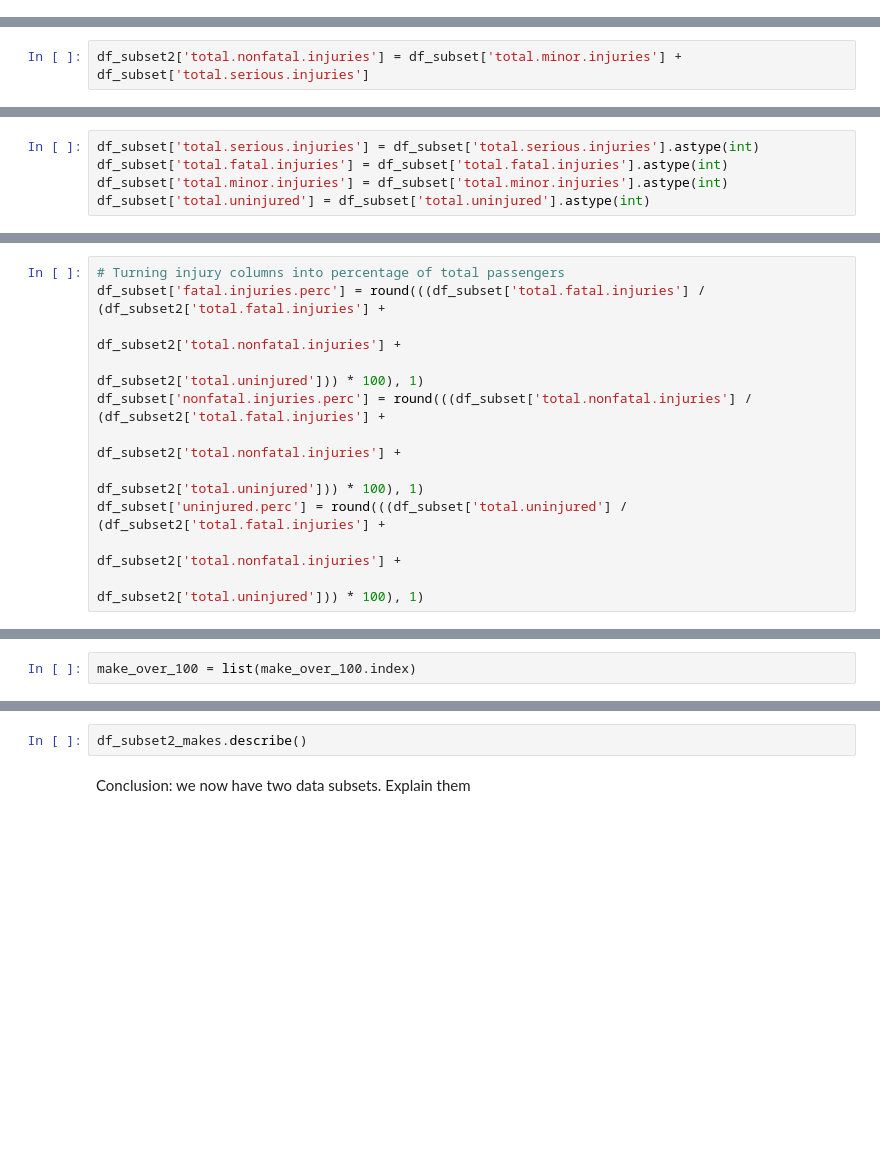
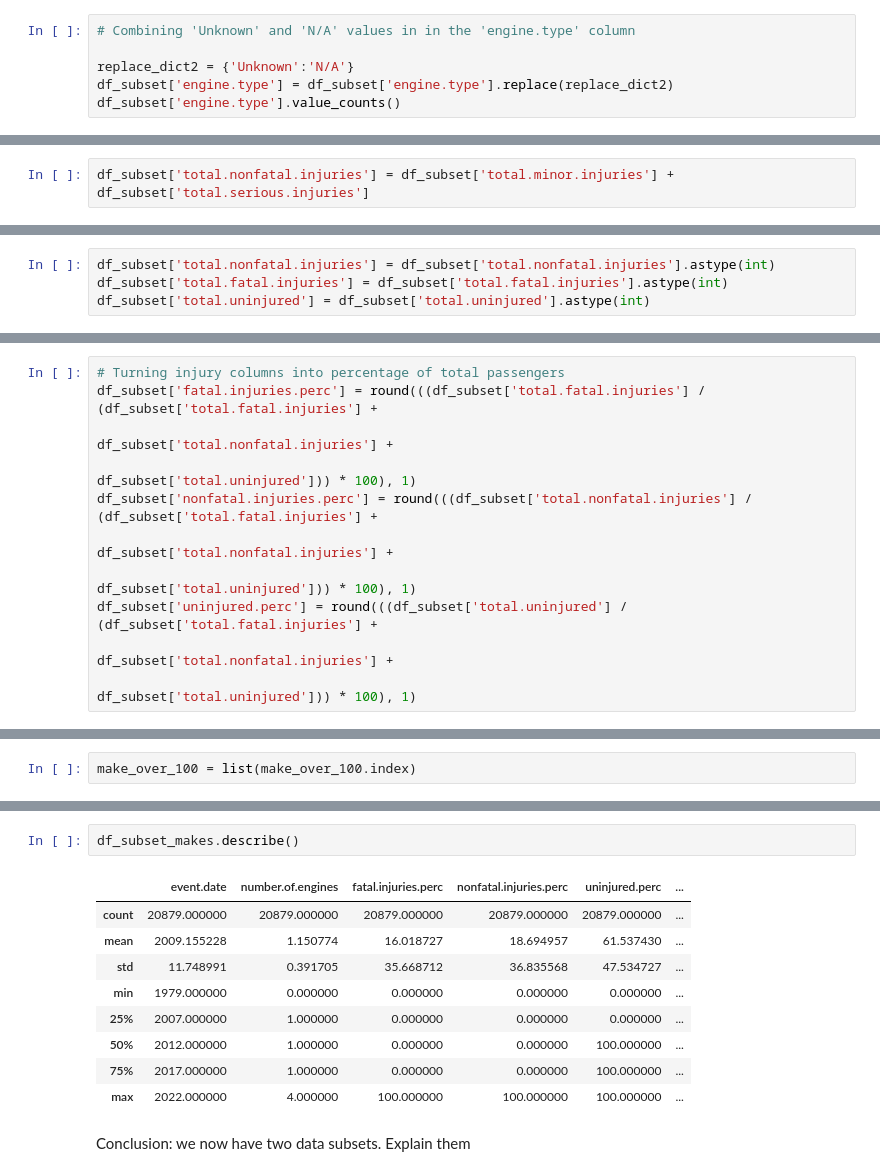
Before and after one commit to pyamin1878/Airline_DS_Project, a Jupyter notebook: Final.ipynb, the cells around one changed output, grey strips where cells are left out. Saved outputs shown, nothing was run; the diff lists cells and outputs as text; blank space fills up the shorter version.

```diff
--- a/Final.ipynb
+++ b/Final.ipynb
@@ -163,3 +455,9 @@ df_subset2.isna().sum()
 
 df_subset['engine.type'].value_counts()
 df_subset['engine.type'] = df_subset['engine.type'].fillna('Unknown')
+# %%
+# Combining 'Unknown' and 'N/A' values in in the 'engine.type' column
+
+replace_dict2 = {'Unknown':'N/A'}
+df_subset['engine.type'] = df_subset['engine.type'].replace(replace_dict2)
+df_subset['engine.type'].value_counts()
@@ -194,7 +543,7 @@ df_subset['number.of.engines'] = df_subset['number.of.engines'].fillna(df_subset
 # %% [markdown]
 why we do this
 # %%
-df_subset2['total.nonfatal.injuries'] = df_subset['total.minor.injuries'] + df_subset['total.serious.injuries']
+df_subset['total.nonfatal.injuries'] = df_subset['total.minor.injuries'] + df_subset['total.serious.injuries']
 # %%
 df_subset = df_subset.drop(columns=['total.serious.injuries', 'total.minor.injuries'])
 # %% [markdown]
@@ -206,9 +569,8 @@ df_subset.dtypes
 # %%
 df_subset['number.of.engines'] = df_subset['number.of.engines'].astype(int)
 # %%
-df_subset['total.serious.injuries'] = df_subset['total.serious.injuries'].astype(int)
+df_subset['total.nonfatal.injuries'] = df_subset['total.nonfatal.injuries'].astype(int)
 df_subset['total.fatal.injuries'] = df_subset['total.fatal.injuries'].astype(int)
-df_subset['total.minor.injuries'] = df_subset['total.minor.injuries'].astype(int)
 df_subset['total.uninjured'] = df_subset['total.uninjured'].astype(int)
 # %%
 df_subset.dtypes
@@ -216,15 +592,15 @@ df_subset.dtypes
 ### Calculating/creating new injuries percentage columns
 # %%
 # Turning injury columns into percentage of total passengers
-df_subset['fatal.injuries.perc'] = round(((df_subset['total.fatal.injuries'] / (df_subset2['total.fatal.injuries'] +
-                                                                             df_subset2['total.nonfatal.injuries'] +
-                                                                             df_subset2['total.uninjured'])) * 100), 1)
-df_subset['nonfatal.injuries.perc'] = round(((df_subset['total.nonfatal.injuries'] / (df_subset2['total.fatal.injuries'] +
-                                                                             df_subset2['total.nonfatal.injuries'] +
-                                                                             df_subset2['total.uninjured'])) * 100), 1)
-df_subset['uninjured.perc'] = round(((df_subset['total.uninjured'] / (df_subset2['total.fatal.injuries'] +
-                                                                             df_subset2['total.nonfatal.injuries'] +
-                                                                             df_subset2['total.uninjured'])) * 100), 1)
+df_subset['fatal.injuries.perc'] = round(((df_subset['total.fatal.injuries'] / (df_subset['total.fatal.injuries'] +
+                                                                             df_subset['total.nonfatal.injuries'] +
+                                                                             df_subset['total.uninjured'])) * 100), 1)
+df_subset['nonfatal.injuries.perc'] = round(((df_subset['total.nonfatal.injuries'] / (df_subset['total.fatal.injuries'] +
+                                                                             df_subset['total.nonfatal.injuries'] +
+                                                                             df_subset['total.uninjured'])) * 100), 1)
+df_subset['uninjured.perc'] = round(((df_subset['total.uninjured'] / (df_subset['total.fatal.injuries'] +
+                                                                             df_subset['total.nonfatal.injuries'] +
+                                                                             df_subset['total.uninjured'])) * 100), 1)
 # %%
 # Cleaning resulting nulls
 
@@ -353,5 +906,15 @@ df_subset2_makes.info()
 # %%
-df_subset2_makes.describe()
+df_subset_makes.describe()
+# %% [output]
+|  | event.date | number.of.engines | fatal.injuries.perc | nonfatal.injuries.perc | uninjured.perc | ... |
+| count | 20879.000000 | 20879.000000 | 20879.000000 | 20879.000000 | 20879.000000 | ... |
+| mean | 2009.155228 | 1.150774 | 16.018727 | 18.694957 | 61.537430 | ... |
+| std | 11.748991 | 0.391705 | 35.668712 | 36.835568 | 47.534727 | ... |
+| min | 1979.000000 | 0.000000 | 0.000000 | 0.000000 | 0.000000 | ... |
+| 25% | 2007.000000 | 1.000000 | 0.000000 | 0.000000 | 0.000000 | ... |
+| 50% | 2012.000000 | 1.000000 | 0.000000 | 0.000000 | 100.000000 | ... |
+| 75% | 2017.000000 | 1.000000 | 0.000000 | 0.000000 | 100.000000 | ... |
+| max | 2022.000000 | 4.000000 | 100.000000 | 100.000000 | 100.000000 | ... |
 # %% [markdown]
 Conclusion: we now have two data subsets. Explain them
 # %% [markdown]
```
Also changed, not shown: parts of 87 cells of this notebook, 3 other files.
